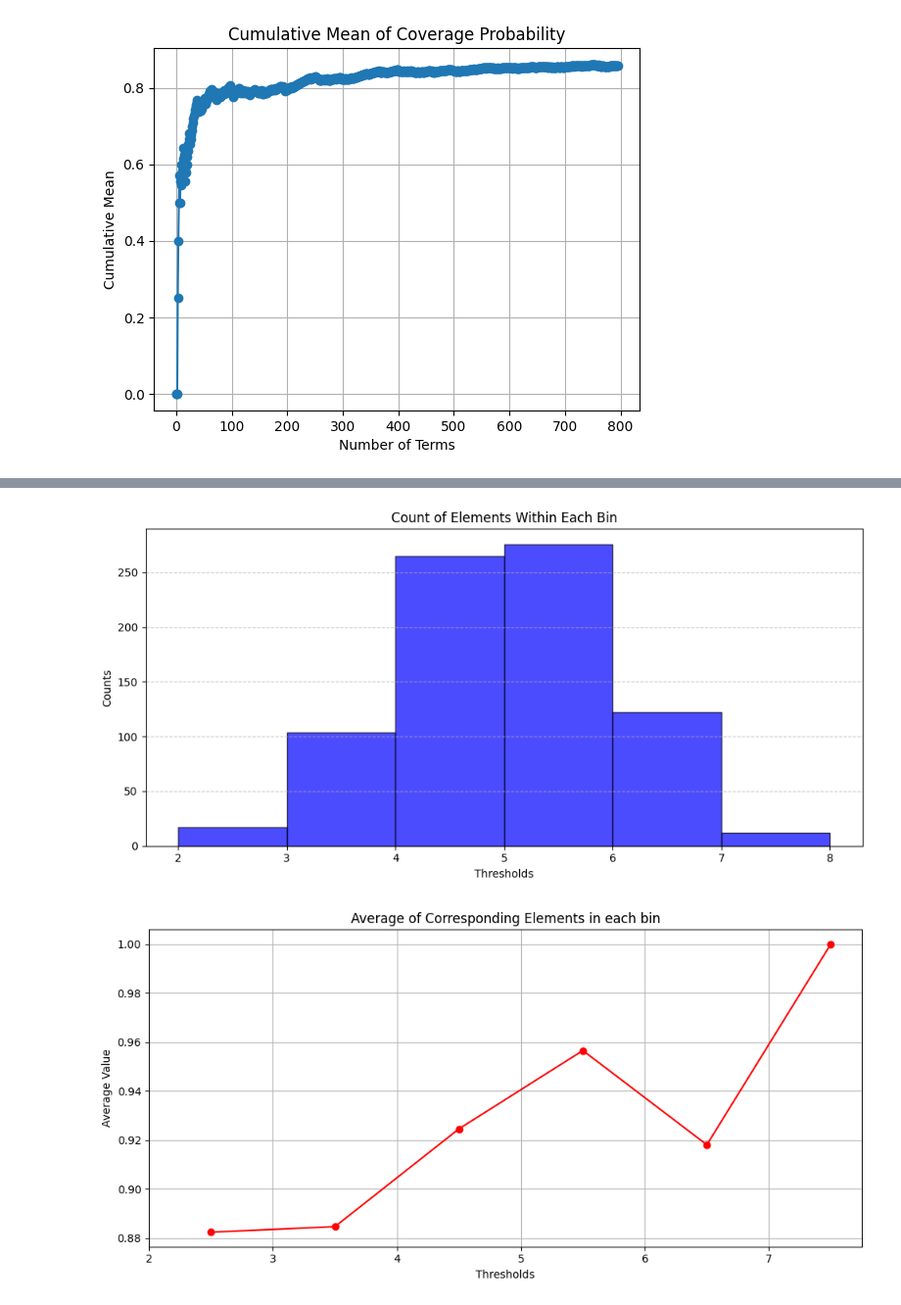
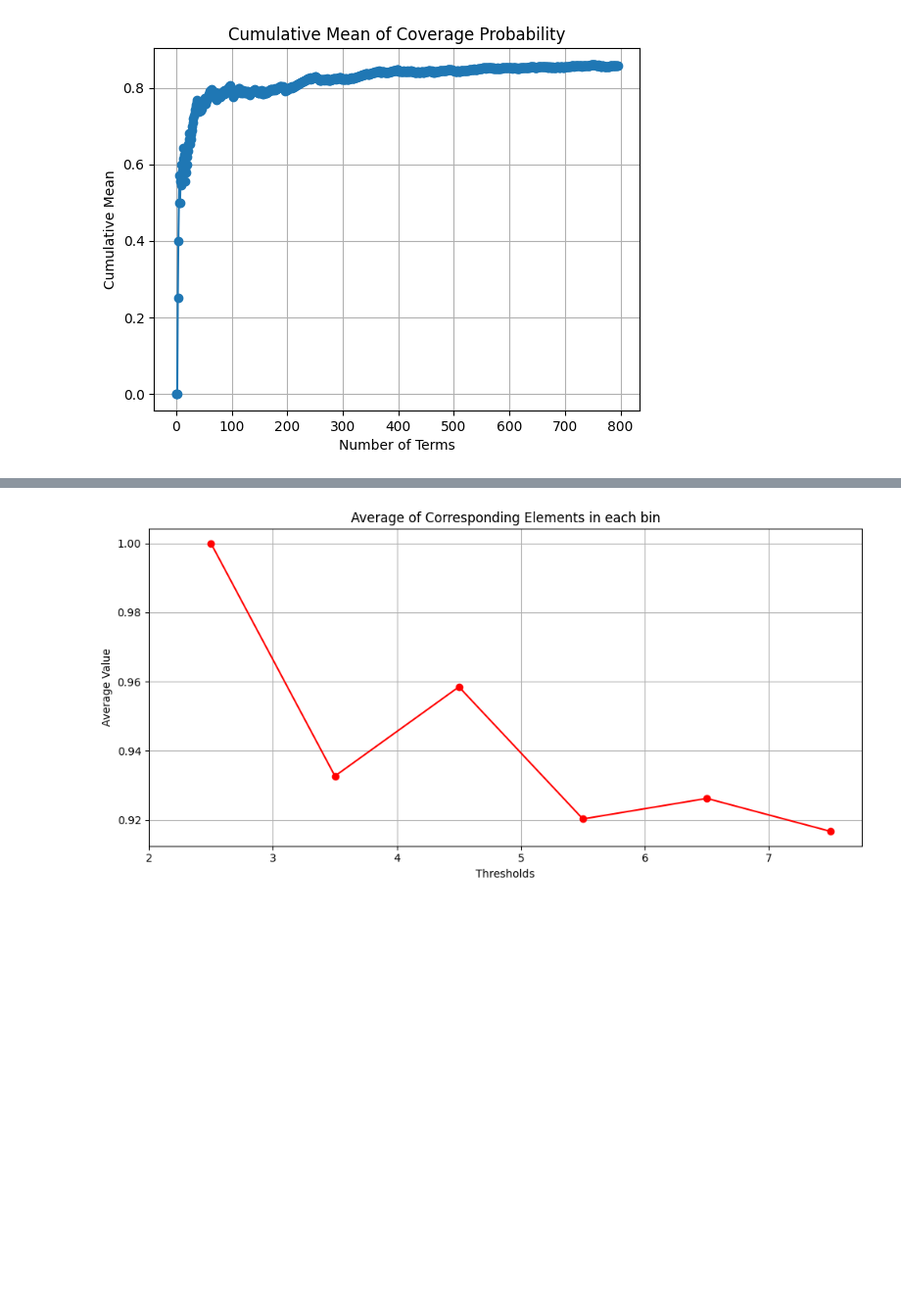
Before and after one commit to zhanghuanyu0619/Distribution_Free_Inference, a Jupyter notebook: Rina2_ZHY alpha tilde changed (renew).ipynb, the cells around one changed output, grey strips where cells are left out. Shown: that part at 98% size. Drawn from its saved outputs; the diff is of its cells as text; code cells hidden in the pictures; blank space fills up the shorter version.

```diff
--- a/Rina2_ZHY alpha tilde changed (renew).ipynb
+++ b/Rina2_ZHY alpha tilde changed (renew).ipynb
@@ -441,19 +441,6 @@ for threshold in thresholds:
     counts.append(len(indices))
     averages.append(average)
 
-# Plotting the count of elements withiin each bin
-plt.figure(figsize=(10, 5))
-shifted_thresholds = [threshold + 0.5 for threshold in thresholds]
-x_label = thresholds + [thresholds[-1] + 1]
-plt.bar(shifted_thresholds, counts, color='b', alpha=0.7, width=1.0, edgecolor='black')  # Set edgecolor to 'black'
-plt.title('Count of Elements Within Each Bin')
-plt.xlabel('Thresholds')
-plt.ylabel('Counts')
-plt.grid(axis='y', linestyle='--', alpha=0.7)
-plt.xticks(x_label)  # Use the original thresholds for x-axis labels
-plt.tight_layout()
-plt.show()
-
 # Plotting the average of corresponding elements in each bin
 plt.figure(figsize=(10, 5))
 plt.plot(shifted_thresholds, averages, marker='o', linestyle='-', color='r')
@@ -499,19 +485,6 @@ for threshold in thresholds:
     counts.append(len(indices))
     averages.append(average)
 
-# Plotting the count of elements withiin each bin
-plt.figure(figsize=(10, 5))
-shifted_thresholds = [threshold + 0.5 for threshold in thresholds]
-x_label = thresholds + [thresholds[-1] + 1]
-plt.bar(shifted_thresholds, counts, color='b', alpha=0.7, width=1.0, edgecolor='black')  # Set edgecolor to 'black'
-plt.title('Count of Elements Within Each Bin')
-plt.xlabel('Thresholds')
-plt.ylabel('Counts')
-plt.grid(axis='y', linestyle='--', alpha=0.7)
-plt.xticks(x_label)  # Use the original thresholds for x-axis labels
-plt.tight_layout()
-plt.show()
-
 # Plotting the average of corresponding elements in each bin
 plt.figure(figsize=(10, 5))
 plt.plot(shifted_thresholds, averages, marker='o', linestyle='-', color='r')
@@ -537,6 +509,7 @@ class ACI_Binned_IPTW(ACI_Binned):
         assert l == len(propensity_score)
         y_range = np.linspace(self.ymin, self.ymax, 1000)
         self.coverage = [[] for _ in range(l)]
+        self.coverage_real = [[] for _ in range(l)]
         self.alpha_tilde = [[self.alpha] for _ in range(l)]
         self.IPTW = propensity_score
         self.X_bins = np.array([int(bisect.bisect_left(cutoffs, self.X[i])) for i in range(len(self.X))])
@@ -563,8 +536,11 @@ class ACI_Binned_IPTW(ACI_Binned):
                         coverage = 1
                         break
                 self.coverage[current_group].append(coverage)
-                self.coverage_all.append(coverage)
                 self.alpha_tilde[current_group].append(self.alpha_tilde[current_group][-1])
+                if current_group == self.X_bins[i]:
+                    self.coverage_real[current_group].append(coverage)
+                    coverage_real = coverage
+            self.coverage_all.append(coverage_real)
 # %%
 ACI_model_4 = ACI_Binned_IPTW(X=X_train, y=y_train)
 ACI_model_4.predict_intervals_IPTW(cutoffs=[4], propensity_score=[0.1587, 1-0.1587])
@@ -582,45 +558,31 @@ coverage = ACI_model_4.coverage_all  # And this is your second list
 
 thresholds = [2, 3, 4, 5, 6, 7]
 counts = []
 averages = []
 
 for threshold in thresholds:
     # Find indices where elements are greater than the current threshold
     indices = [i for i, element in enumerate(X) if (element > threshold) and (element < threshold + 1)]
 
     # Use indices to extract the corresponding elements from the second list
     corresponding_elements = [coverage[index] for index in indices]
 
     # Calculate the average of these elements
     average = sum(corresponding_elements) / len(corresponding_elements) if corresponding_elements else 0
 
     # Store the count of elements and the average for plotting
     counts.append(len(indices))
     averages.append(average)
 
-# Plotting the count of elements withiin each bin
-plt.figure(figsize=(10, 5))
-shifted_thresholds = [threshold + 0.5 for threshold in thresholds]
-x_label = thresholds + [thresholds[-1] + 1]
-plt.bar(shifted_thresholds, counts, color='b', alpha=0.7, width=1.0, edgecolor='black')  # Set edgecolor to 'black'
-plt.title('Count of Elements Within Each Bin')
-plt.xlabel('Thresholds')
-plt.ylabel('Counts')
-plt.grid(axis='y', linestyle='--', alpha=0.7)
-plt.xticks(x_label)  # Use the original thresholds for x-axis labels
-plt.tight_layout()
-plt.show()
-
 # Plotting the average of corresponding elements in each bin
 plt.figure(figsize=(10, 5))
 plt.plot(shifted_thresholds , averages, marker='o', linestyle='-', color='r')
 plt.title('Average of Corresponding Elements in each bin')
 plt.xlabel('Thresholds')
 plt.ylabel('Average Value')
 plt.grid(True)
 plt.xticks(thresholds)
 plt.tight_layout()
 plt.show()
 # %% [output]
-[figure, old version]
+[figure, new version]
-[figure, removed]
```
Also changed, not shown: parts of 5 cells of this notebook, 4 other files.
